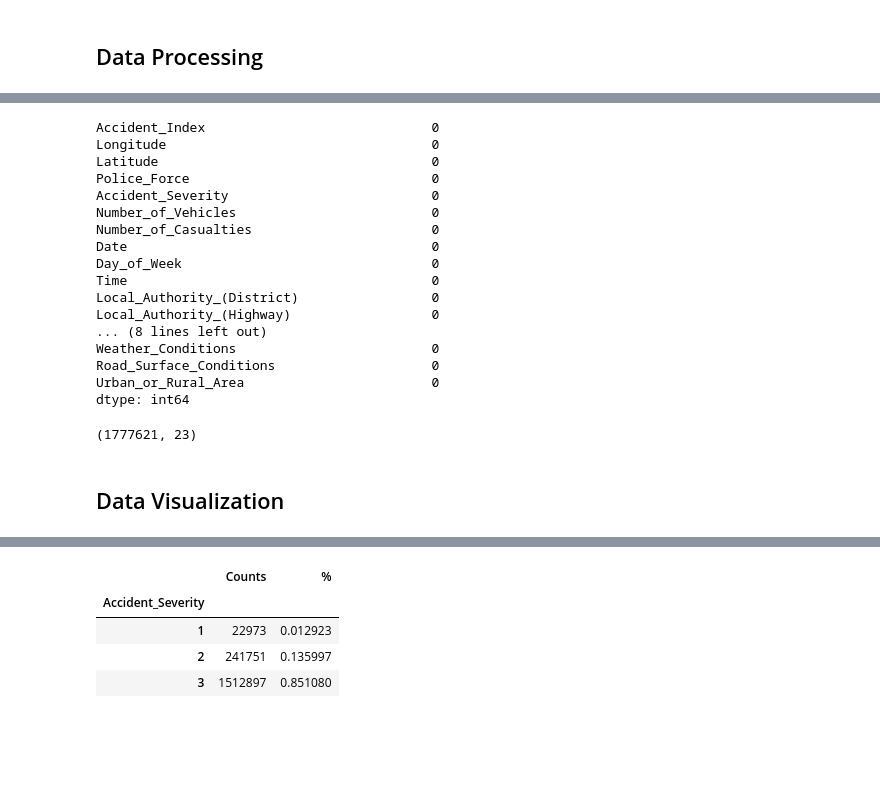
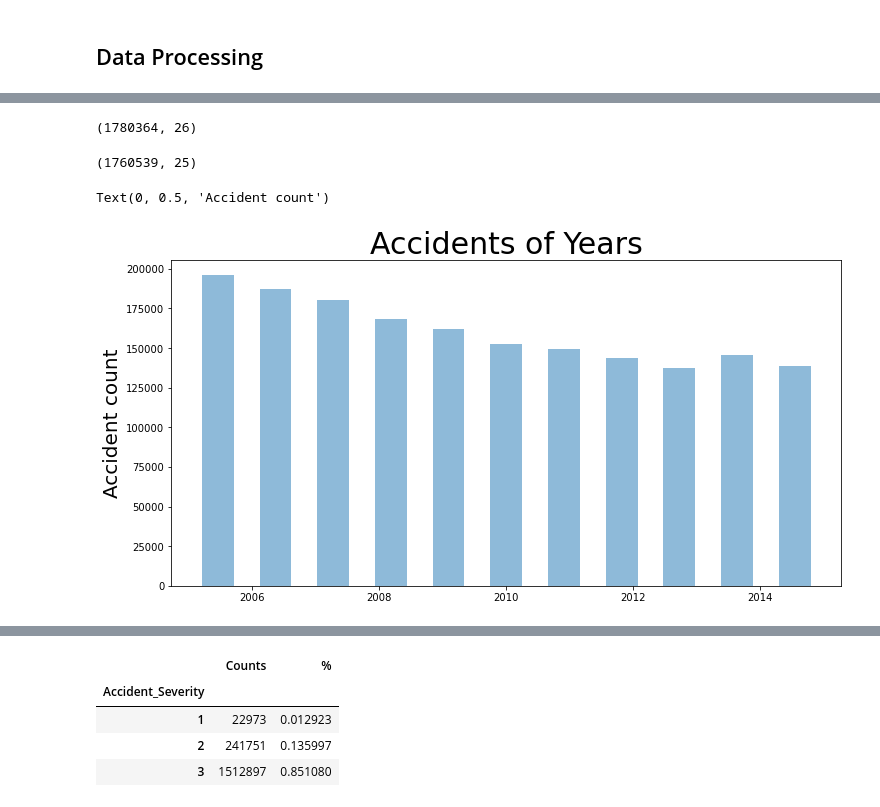
Before and after one commit to snakesfx/Capstone-Project, a Jupyter notebook: Capstone Project.ipynb, the cells around one changed output, grey strips where cells are left out. Cells and saved outputs as stored; diff of their text form; code cells hidden in the pictures; blank space fills up the shorter version.

```diff
--- a/Capstone Project.ipynb
+++ b/Capstone Project.ipynb
@@ -19,4 +19,4 @@ Hello Capstone Project Course!
 ## Data Processing
 # %%
 #load in Dataset
-df_acc = pd.read_csv(r'D:\Eric\Python\IBM Certificate\Capstone\UK road accident\accidents0515.csv')
+accidents = pd.read_csv(r'D:\Eric\Python\IBM Certificate\Capstone\UK road accident\Accidents0515.csv',error_bad_lines=False,index_col='Accident_Index',warn_bad_lines=False)
@@ -103,26 +105,4 @@ df_acc.drop(df_acc.loc[df_acc['Road_Surface_Conditions']==-1].index, inplace=Tru
-# %%
-df_acc.isin([-1]).sum(axis=0)
-# %% [output]
-Accident_Index                             0
-Longitude                                  0
-Latitude                                   0
-Police_Force                               0
-Accident_Severity                          0
-Number_of_Vehicles                         0
-Number_of_Casualties                       0
-Date                                       0
-Day_of_Week                                0
-Time                                       0
-Local_Authority_(District)                 0
-Local_Authority_(Highway)                  0
-... (8 lines left out)
-Weather_Conditions                         0
-Road_Surface_Conditions                    0
-Urban_or_Rural_Area                        0
-dtype: int64
 # %%
-df_acc.shape
+accidents.shape
 # %% [output]
-(1777621, 23)
+(1780364, 26)
-# %% [markdown]
-## Data Visualization
@@ -128,0 +116,13 @@ df_acc.shape
+# %%
+accidents.shape
+# %% [output]
+(1760539, 25)
+# %%
+plt.figure(figsize=(12,6))
+accidents.Date_time.dt.year.hist(bins=11,rwidth=0.5,alpha=0.5)
+plt.title('Accidents of Years' , fontsize= 30)
+plt.grid(False)
+plt.ylabel('Accident count' , fontsize = 20)
+# %% [output]
+Text(0, 0.5, 'Accident count')
+[figure, added]
```
Also changed, not shown: parts of 46 cells of this notebook.
